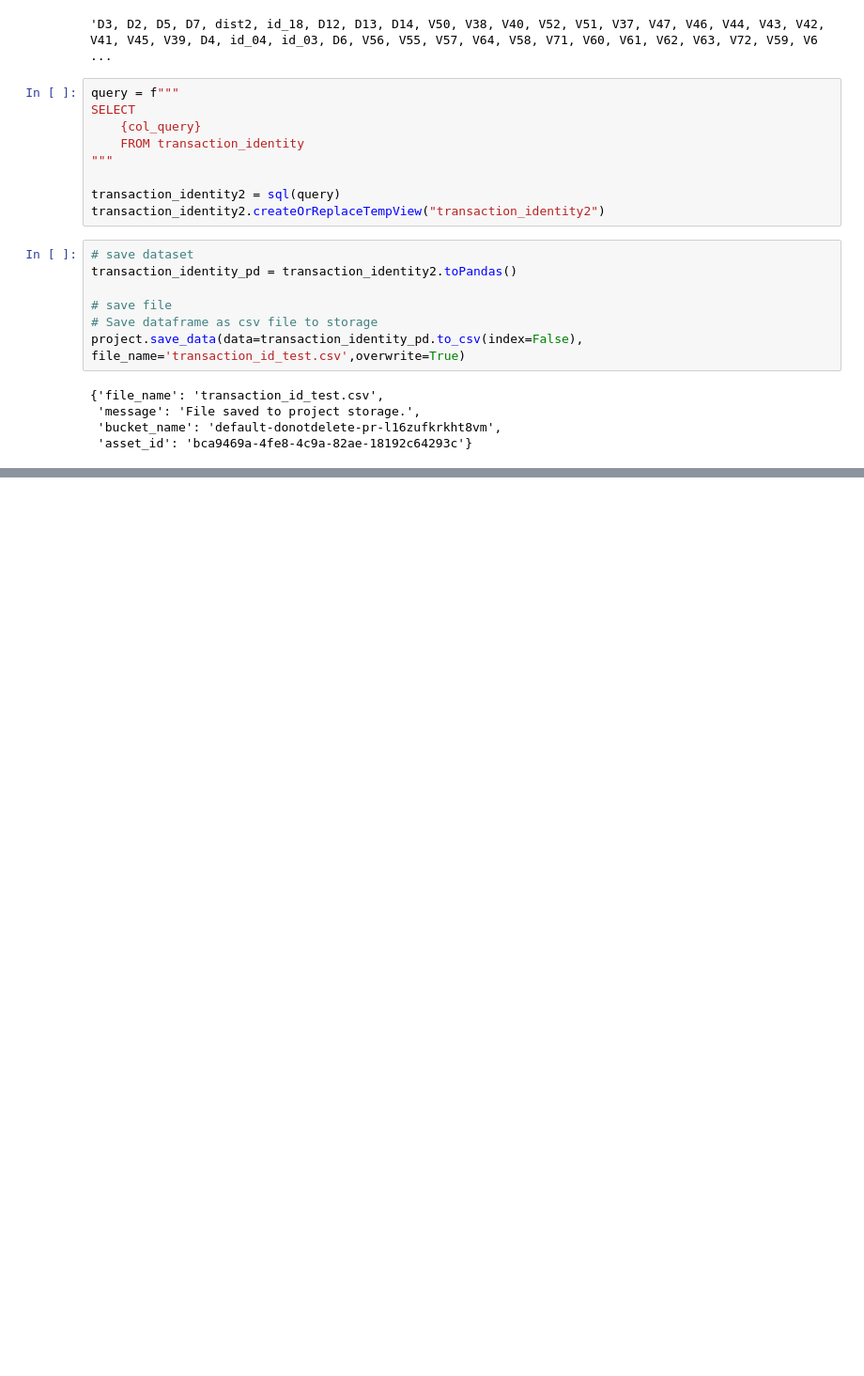
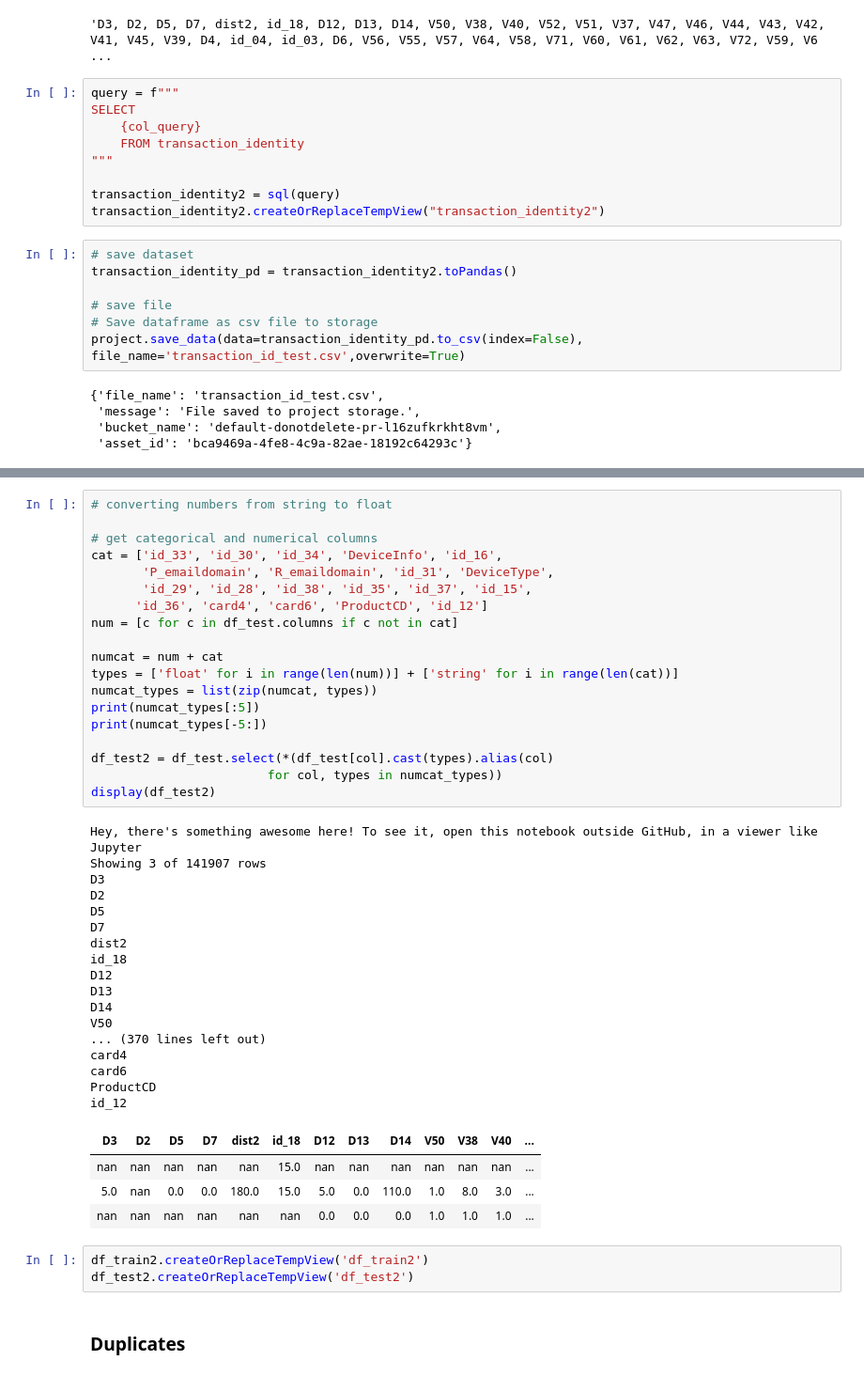
Before and after one commit to PrinceJavier/ieee_cis_fraud_detection, a Jupyter notebook: ieee_cis_fraud_detection.etl.pyspark.ipynb, the cells around one changed output, grey strips where cells are left out. Shown at 94% size. Saved outputs shown, nothing was run; the diff lists cells and outputs as text; blank space fills up the shorter version.

```diff
--- a/ieee_cis_fraud_detection.etl.pyspark.ipynb
+++ b/ieee_cis_fraud_detection.etl.pyspark.ipynb
@@ -142,0 +257,46 @@ project.save_data(data=transaction_identity_pd.to_csv(index=False), file_name='t
+# %%
+# converting numbers from string to float
+
+# get categorical and numerical columns
+cat = ['id_33', 'id_30', 'id_34', 'DeviceInfo', 'id_16',
+       'P_emaildomain', 'R_emaildomain', 'id_31', 'DeviceType',
+       'id_29', 'id_28', 'id_38', 'id_35', 'id_37', 'id_15',
+      'id_36', 'card4', 'card6', 'ProductCD', 'id_12']
+num = [c for c in df_test.columns if c not in cat]
+
+numcat = num + cat
+types = ['float' for i in range(len(num))] + ['string' for i in range(len(cat))]
+numcat_types = list(zip(numcat, types))
+print(numcat_types[:5])
+print(numcat_types[-5:])
+
+df_test2 = df_test.select(*(df_test[col].cast(types).alias(col)
+                        for col, types in numcat_types))
+display(df_test2)
+# %% [output]
+Hey, there's something awesome here! To see it, open this notebook outside GitHub, in a viewer like Jupyter
+Showing 3 of 141907 rows
+D3
+D2
+D5
+D7
+dist2
+id_18
+D12
+D13
+D14
+V50
+... (370 lines left out)
+card4
+card6
+ProductCD
+id_12
+| D3 | D2 | D5 | D7 | dist2 | id_18 | D12 | D13 | D14 | V50 | V38 | V40 | ... |
+| nan | nan | nan | nan | nan | 15.0 | nan | nan | nan | nan | nan | nan | ... |
+| 5.0 | nan | 0.0 | 0.0 | 180.0 | 15.0 | 5.0 | 0.0 | 110.0 | 1.0 | 8.0 | 3.0 | ... |
+| nan | nan | nan | nan | nan | nan | 0.0 | 0.0 | 0.0 | 1.0 | 1.0 | 1.0 | ... |
+# %%
+df_train2.createOrReplaceTempView('df_train2')
+df_test2.createOrReplaceTempView('df_test2')
+# %% [markdown]
+### Duplicates
```
Also changed, not shown: parts of 28 cells of this notebook.
